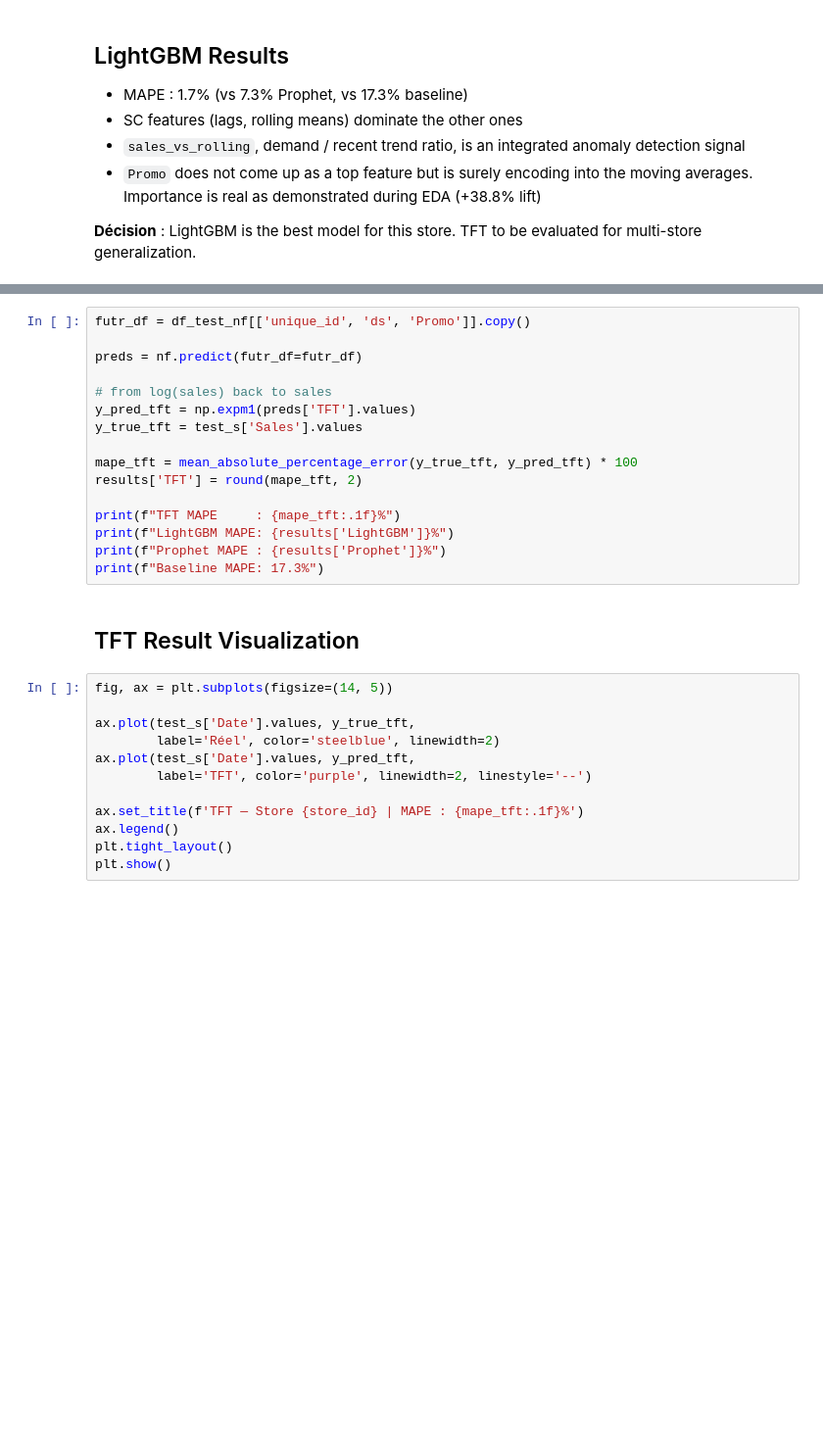
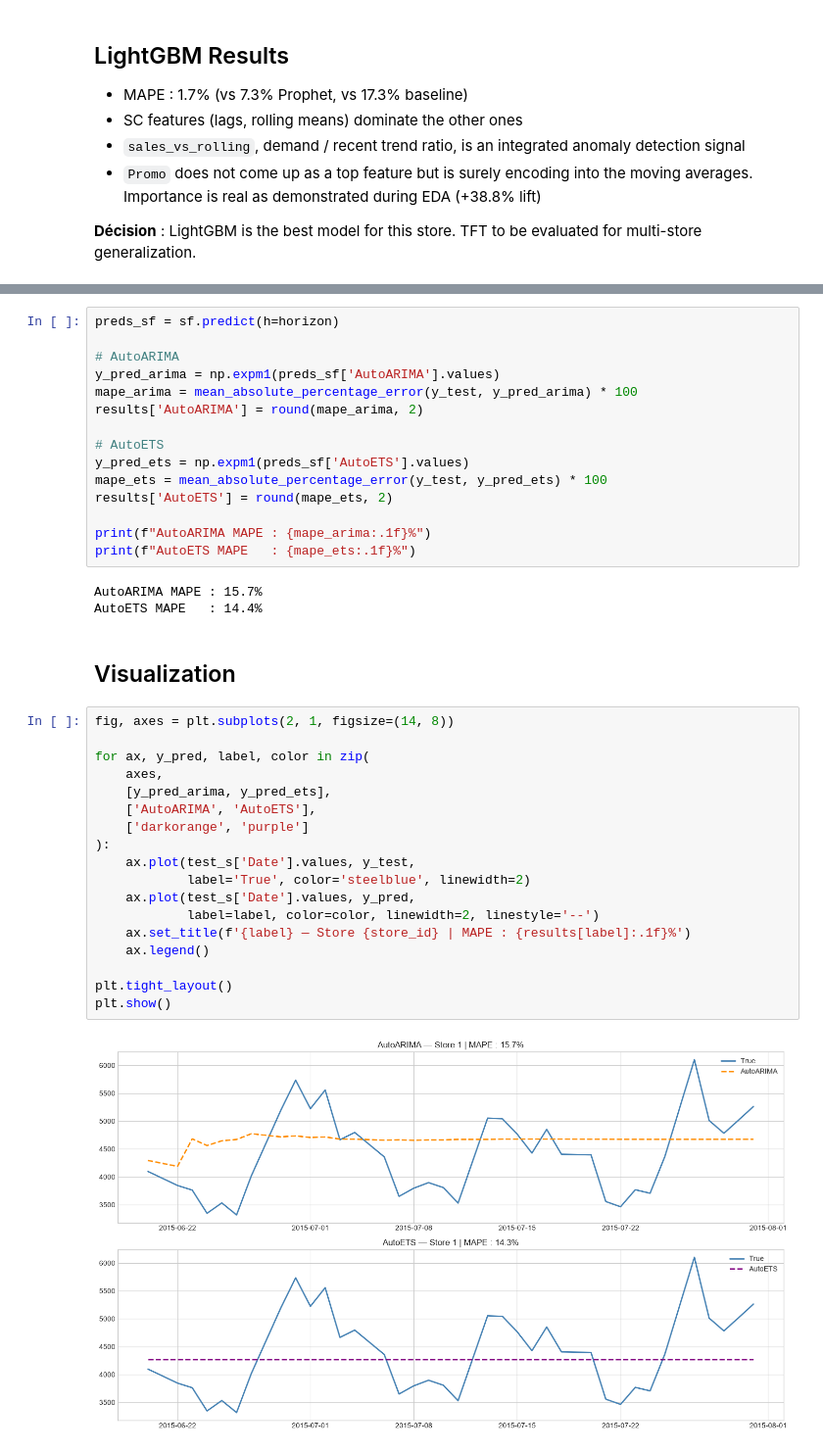
Before and after one commit to AlexPaulien/forecasting-sc, a Jupyter notebook: notebooks/02_models_benchmark.ipynb, the cells around one changed output, grey strips where cells are left out. Shown at 98% size. Saved outputs shown, nothing was run; the diff lists cells and outputs as text; blank space fills up the shorter version.

```diff
--- a/notebooks/02_models_benchmark.ipynb
+++ b/notebooks/02_models_benchmark.ipynb
@@ -418,31 +366,41 @@ Seed set to 42
 # %%
-futr_df = df_test_nf[['unique_id', 'ds', 'Promo']].copy()
+preds_sf = sf.predict(h=horizon)
 
-preds = nf.predict(futr_df=futr_df)
+# AutoARIMA
+y_pred_arima = np.expm1(preds_sf['AutoARIMA'].values)
+mape_arima = mean_absolute_percentage_error(y_test, y_pred_arima) * 100
+results['AutoARIMA'] = round(mape_arima, 2)
 
-# from log(sales) back to sales
-y_pred_tft = np.expm1(preds['TFT'].values)
-y_true_tft = test_s['Sales'].values
+# AutoETS
+y_pred_ets = np.expm1(preds_sf['AutoETS'].values)
+mape_ets = mean_absolute_percentage_error(y_test, y_pred_ets) * 100
+results['AutoETS'] = round(mape_ets, 2)
 
-mape_tft = mean_absolute_percentage_error(y_true_tft, y_pred_tft) * 100
-results['TFT'] = round(mape_tft, 2)
-
-print(f"TFT MAPE     : {mape_tft:.1f}%")
-print(f"LightGBM MAPE: {results['LightGBM']}%")
-print(f"Prophet MAPE : {results['Prophet']}%")
-print(f"Baseline MAPE: 17.3%")
+print(f"AutoARIMA MAPE : {mape_arima:.1f}%")
+print(f"AutoETS MAPE   : {mape_ets:.1f}%")
+# %% [output]
+AutoARIMA MAPE : 15.7%
+AutoETS MAPE   : 14.4%
 # %% [markdown]
-## TFT Result Visualization
+## Visualization
 # %%
-fig, ax = plt.subplots(figsize=(14, 5))
+fig, axes = plt.subplots(2, 1, figsize=(14, 8))
 
-ax.plot(test_s['Date'].values, y_true_tft,
-        label='Réel', color='steelblue', linewidth=2)
-ax.plot(test_s['Date'].values, y_pred_tft,
-        label='TFT', color='purple', linewidth=2, linestyle='--')
+for ax, y_pred, label, color in zip(
+    axes,
+    [y_pred_arima, y_pred_ets],
+    ['AutoARIMA', 'AutoETS'],
+    ['darkorange', 'purple']
+):
+    ax.plot(test_s['Date'].values, y_test,
+            label='True', color='steelblue', linewidth=2)
+    ax.plot(test_s['Date'].values, y_pred,
+            label=label, color=color, linewidth=2, linestyle='--')
+    ax.set_title(f'{label} — Store {store_id} | MAPE : {results[label]:.1f}%')
+    ax.legend()
 
-ax.set_title(f'TFT — Store {store_id} | MAPE : {mape_tft:.1f}%')
-ax.legend()
 plt.tight_layout()
 plt.show()
+# %% [output]
+[figure, added]
 # %% [markdown]
```
Also changed, not shown: parts of 22 cells of this notebook.
